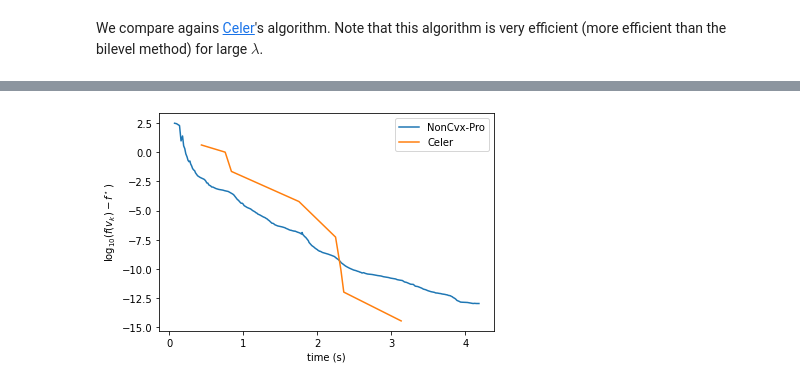
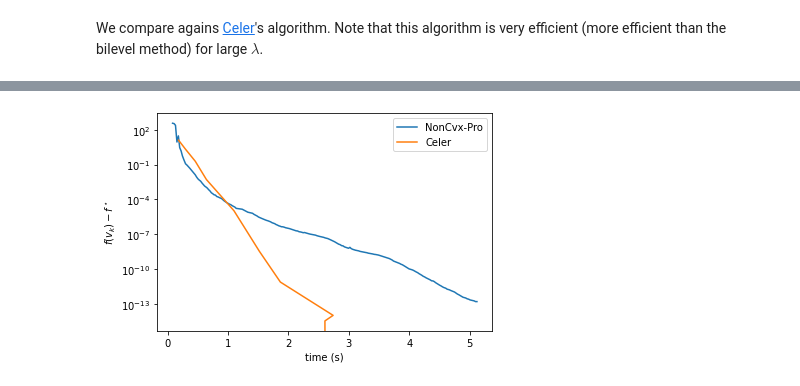
Before and after one commit to gpeyre/numerical-tours, a Jupyter notebook: python/optim_7_noncvx_pro.ipynb, the cells around one changed output, grey strips where cells are left out. Saved outputs shown, nothing was run; the diff lists cells and outputs as text; code cells hidden in the pictures.

```diff
--- a/python/optim_7_noncvx_pro.ipynb
+++ b/python/optim_7_noncvx_pro.ipynb
@@ -174,15 +189,16 @@ For the sake of simplicity, we conver the matrix to a dense one (but the method
 # %%
 import scipy
+
 if scipy.sparse.issparse(A):
-    A = A.todense()
-A = np.array(A)
-A = A - A.mean(axis=0)
-A = A / A.std(axis=0)
-y = y-y.mean()
+    A = A.toarray()
+
+from sklearn.preprocessing import StandardScaler
+A = StandardScaler().fit_transform(A)
+y -= y.mean()
 # %% [markdown]
 We select $\lambda$ as a fraction of $\|A^\top y\|_\infty$.
 # %%
-la = .1 * np.max( A.T @ y )
+la = .1 * norm(A.T @ y, ord=np.inf)
 # %% [markdown]
 Then re-define the function computing $\nabla f$, select the most efficient formula to compute $u^\star(v)$.
 # %%
@@ -276,19 +315,23 @@ Sparsity: 12%
 # %% [markdown]
 We compare agains [Celer](https://github.com/mathurinm/celer)'s algorithm. Note that this algorithm is very efficient (more efficient than the bilevel method) for large $\lambda$.
 # %%
-def lasso_func(x): return 1/(2*la) * np.linalg.norm(A@x-y)**2 + np.linalg.norm(x,1)
+def lasso_func(x):
+    return 1/(2*la) * norm(A@x-y)**2 + norm(x,1)
 # %%
 import celer
-def lasso_func(x): return 1/(2*la) * np.linalg.norm(A@x-y)**2 + np.linalg.norm(x,1)
+
 warnings.filterwarnings("ignore")
-m = 10;
-niter_list = np.linspace(1,20,m).astype(int)
+m = 10
+niter_list = np.arange(0, 20, 20 // m)
 tlist_celer = np.zeros(m)
 flist_celer = np.zeros(m)
+
 for i in progressbar.progressbar(range(m)):
     niter = niter_list[i]
     t0 = time.time()
-    x_celer = celer.Lasso(alpha = la/n, verbose=False,fit_intercept=False, max_iter=niter, tol=1e-20).fit(A,y).coef_.T
+    x_celer = celer.Lasso(
+        alpha = la/n, verbose=False,fit_intercept=False, max_iter=niter, tol=1e-20).fit(
+        A,y).coef_.T
     tlist_celer[i] = time.time()-t0
     flist_celer[i] = lasso_func(x_celer)
 # %% [output]
@@ -296,10 +339,10 @@ for i in progressbar.progressbar(range(m)):
 # %%
-fstar = min( np.min(flist_celer),np.min(flist) )
-tmax = np.Inf
-plt.plot(tlist[tlist<tmax], np.log10( flist[tlist<tmax] - fstar ), label='NonCvx-Pro' )
-plt.plot(tlist_celer, np.log10( flist_celer - fstar ), label='Celer' )
+fstar = min(np.min(flist_celer), np.min(flist))
+tmax = np.inf
+plt.semilogy(tlist[tlist<tmax], flist[tlist<tmax] - fstar, label='NonCvx-Pro')
+plt.semilogy(tlist_celer, flist_celer - fstar, label='Celer')
 plt.legend();
 plt.xlabel("time (s)")
-plt.ylabel("$\log_{10}(f(v_k)-f^\star)$");
+plt.ylabel("$f(v_k)-f^\star$");
 # %% [output]
-[figure, old version]
+[figure, new version]
```
Also changed, not shown: parts of 27 cells of this notebook.
